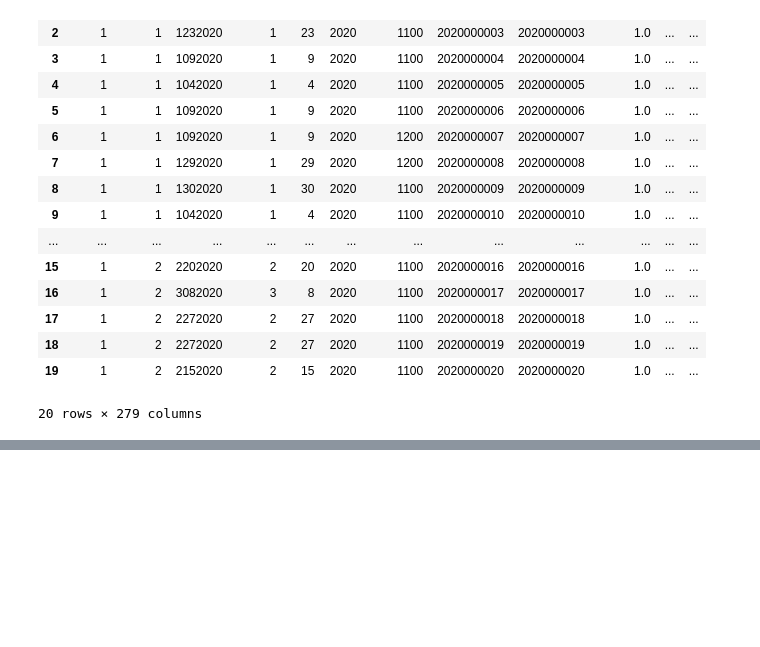
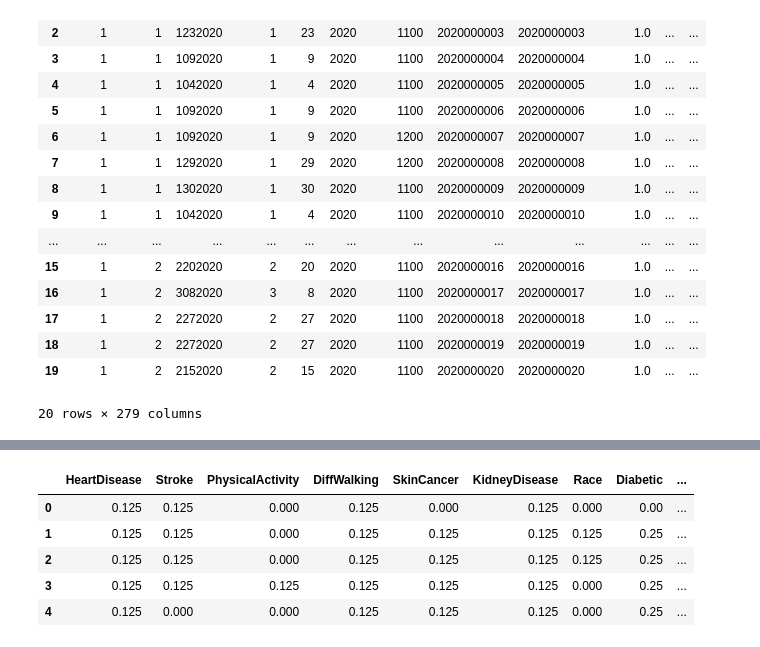
Before and after one commit to yahyamomtaz/Heart-Attack-Project, a Jupyter notebook: heart-attack-complete-project.ipynb, the cells around one changed output, grey strips where cells are left out. Saved outputs shown, nothing was run; the diff lists cells and outputs as text; code cells hidden in the pictures; blank space fills up the shorter version.

```diff
--- a/heart-attack-complete-project.ipynb
+++ b/heart-attack-complete-project.ipynb
@@ -118,0 +206,12 @@ df = df[columns_to_keep]
+# %%
+scaler = MinMaxScaler()
+cat_dummies = pd.DataFrame(scaler.fit_transform(cat_dummies), columns = cat_dummies.columns)
+# %%
+cat_dummies.head()
+# %% [output]
+|  | HeartDisease | Stroke | PhysicalActivity | DiffWalking | SkinCancer | KidneyDisease | Race | Diabetic | ... |
+| 0 | 0.125 | 0.125 | 0.000 | 0.125 | 0.000 | 0.125 | 0.000 | 0.00 | ... |
+| 1 | 0.125 | 0.125 | 0.000 | 0.125 | 0.125 | 0.125 | 0.125 | 0.25 | ... |
+| 2 | 0.125 | 0.125 | 0.000 | 0.125 | 0.125 | 0.125 | 0.125 | 0.25 | ... |
+| 3 | 0.125 | 0.125 | 0.125 | 0.125 | 0.125 | 0.125 | 0.000 | 0.25 | ... |
+| 4 | 0.125 | 0.000 | 0.000 | 0.125 | 0.125 | 0.125 | 0.000 | 0.25 | ... |
```
Also changed, not shown: parts of 38 cells of this notebook.
